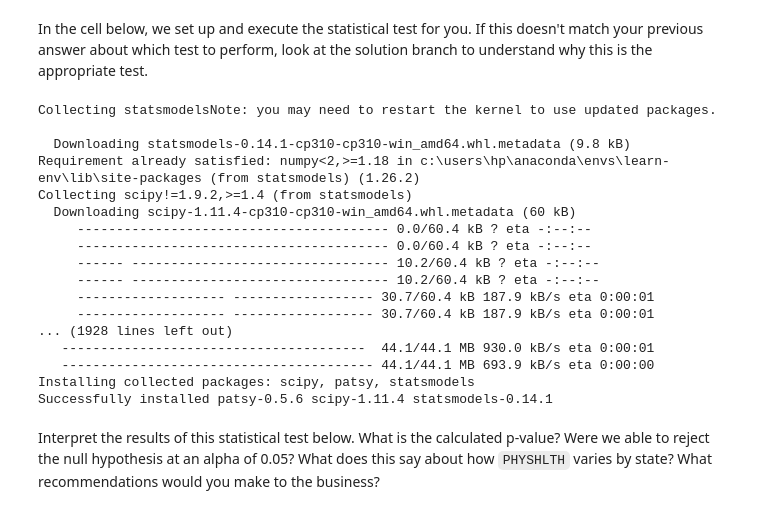
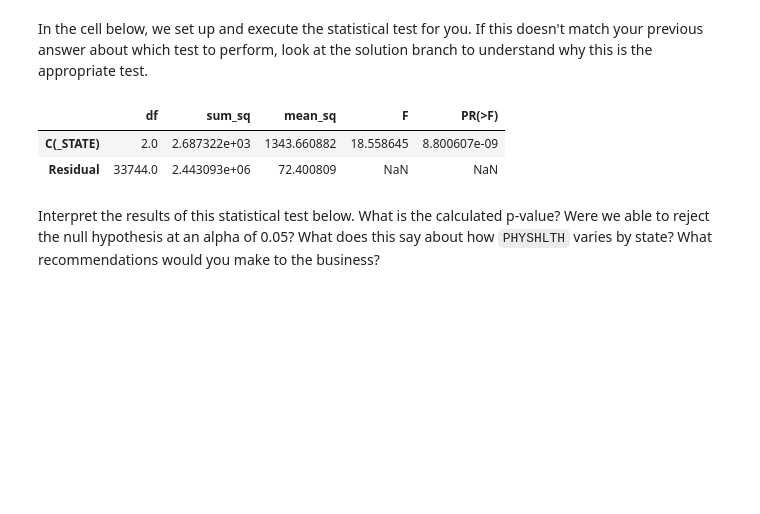
Before and after one commit to ed-gar-k/dsc-hypothesis-testing-lab, a Jupyter notebook: index.ipynb, the cells around one changed output. Saved outputs shown, nothing was run; the diff lists cells and outputs as text; code cells hidden in the pictures; blank space fills up the shorter version.

```diff
--- a/index.ipynb
+++ b/index.ipynb
@@ -304,34 +304,16 @@ Alternative hypothesis: the means of PHYSHLTH are not the same across states
 In the cell below, we set up and execute the statistical test for you. If this doesn't match your previous answer about which test to perform, look at the solution branch to understand why this is the appropriate test.
 # %%
 # Run this cell without changes
-pip install statsmodels
-
 import statsmodels.api as sm
 from statsmodels.formula.api import ols
 
 formula = 'PHYSHLTH ~ C(_STATE)'
 lm = ols(formula, df).fit()
 sm.stats.anova_lm(lm)
+# %% [output]
+|  | df | sum_sq | mean_sq | F | PR(>F) |
+| C(_STATE) | 2.0 | 2.687322e+03 | 1343.660882 | 18.558645 | 8.800607e-09 |
+| Residual | 33744.0 | 2.443093e+06 | 72.400809 | NaN | NaN |
-# %%
-pip install statsmodels
-# %% [output]
-Collecting statsmodelsNote: you may need to restart the kernel to use updated packages.
-
-  Downloading statsmodels-0.14.1-cp310-cp310-win_amd64.whl.metadata (9.8 kB)
-Requirement already satisfied: numpy<2,>=1.18 in c:\users\hp\anaconda\envs\learn-env\lib\site-packages (from statsmodels) (1.26.2)
-Collecting scipy!=1.9.2,>=1.4 (from statsmodels)
-  Downloading scipy-1.11.4-cp310-cp310-win_amd64.whl.metadata (60 kB)
-     ---------------------------------------- 0.0/60.4 kB ? eta -:--:--
-     ---------------------------------------- 0.0/60.4 kB ? eta -:--:--
-     ------ --------------------------------- 10.2/60.4 kB ? eta -:--:--
-     ------ --------------------------------- 10.2/60.4 kB ? eta -:--:--
-     ------------------- ------------------ 30.7/60.4 kB 187.9 kB/s eta 0:00:01
-     ------------------- ------------------ 30.7/60.4 kB 187.9 kB/s eta 0:00:01
-... (1928 lines left out)
-   ---------------------------------------  44.1/44.1 MB 930.0 kB/s eta 0:00:01
-   ---------------------------------------- 44.1/44.1 MB 693.9 kB/s eta 0:00:00
-Installing collected packages: scipy, patsy, statsmodels
-Successfully installed patsy-0.5.6 scipy-1.11.4 statsmodels-0.14.1
 # %% [markdown]
 Interpret the results of this statistical test below. What is the calculated p-value? Were we able to reject the null hypothesis at an alpha of 0.05? What does this say about how `PHYSHLTH` varies by state? What recommendations would you make to the business?
 # %%
```
Also changed, not shown: parts of 2 cells of this notebook.
